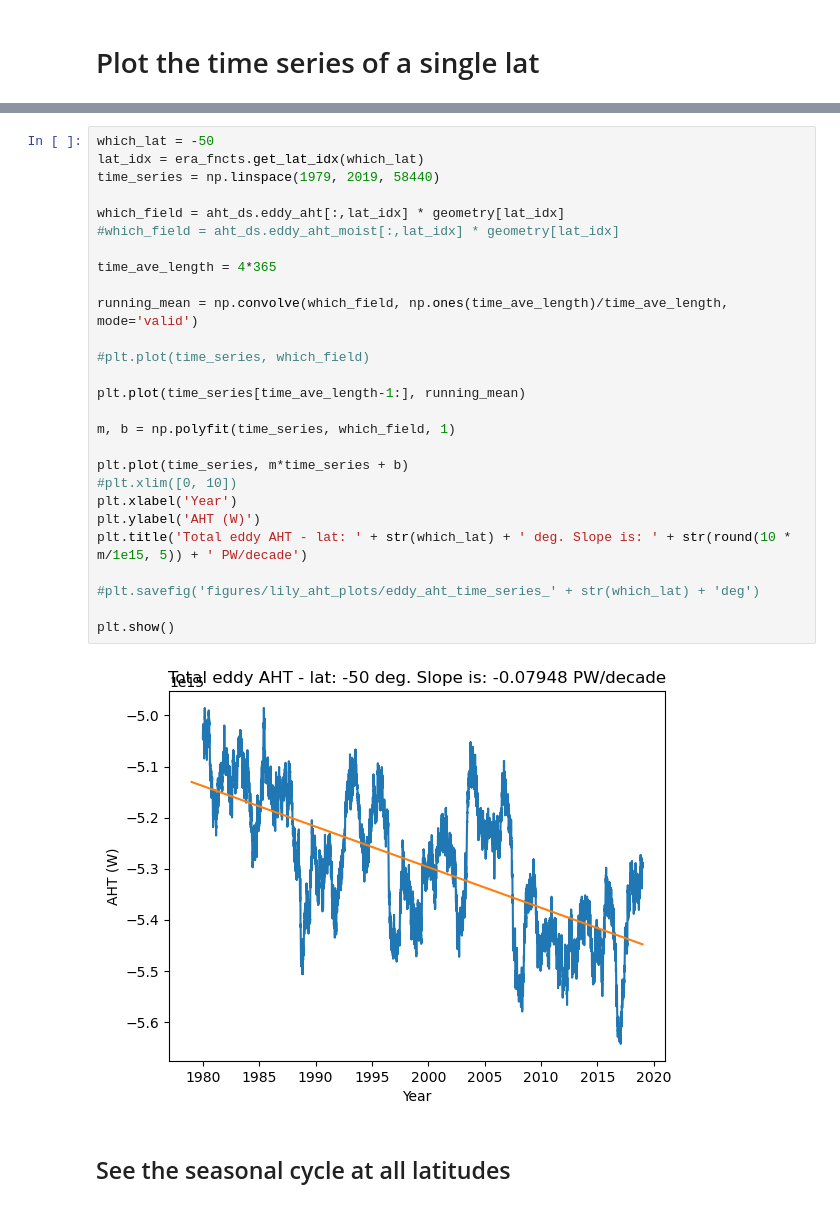
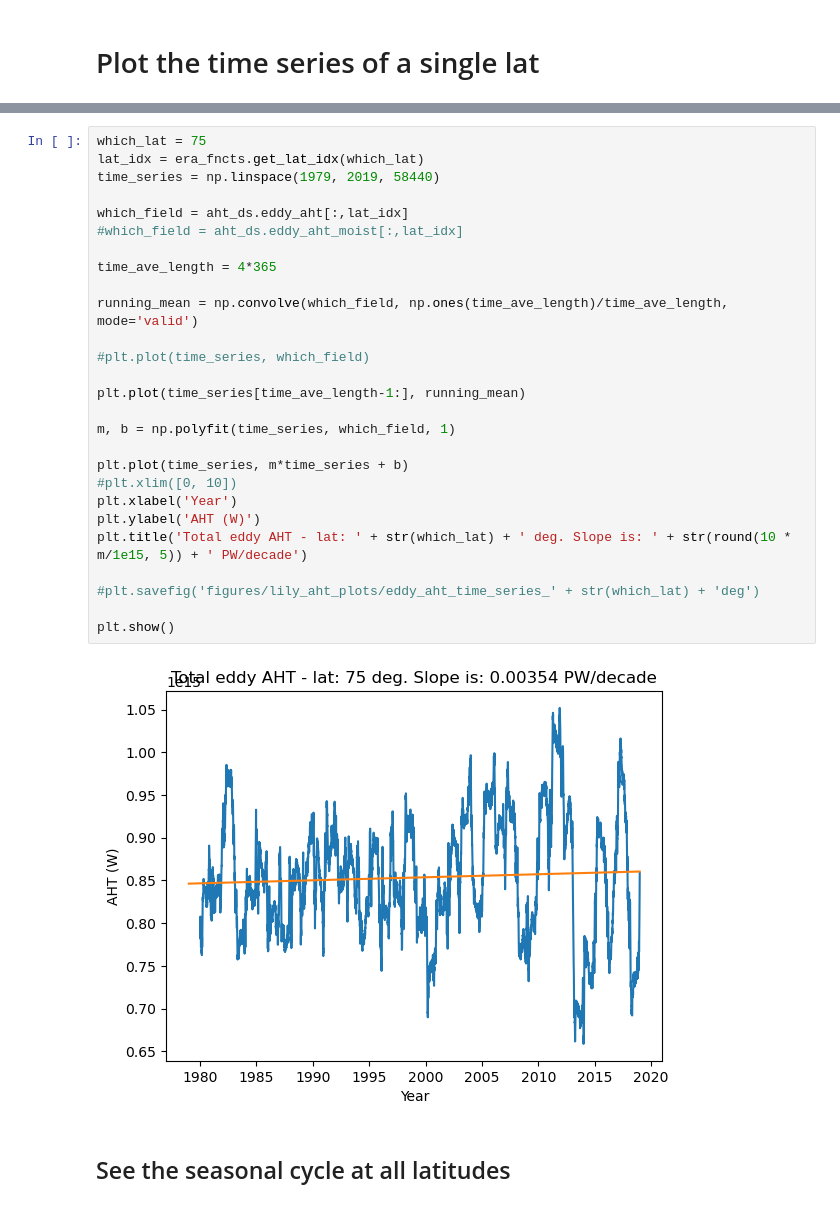
Before and after one commit to tylersc/ERA5_aht, a Jupyter notebook: AHT_work_w_Lily.ipynb, the cells around one changed output, grey strips where cells are left out. Drawn from its saved outputs; the diff is of its cells as text.

```diff
--- a/AHT_work_w_Lily.ipynb
+++ b/AHT_work_w_Lily.ipynb
@@ -86,34 +86,34 @@ Data variables: (12/18)
     eddy_aht_no_seasons_dry     (time, latitude) float64 ...
     mmc_aht_no_seasons_dry      (time, latitude) float64 ...
 # %%
-which_lat = -50
+which_lat = 75
 lat_idx = era_fncts.get_lat_idx(which_lat)
 time_series = np.linspace(1979, 2019, 58440)
 
-which_field = aht_ds.eddy_aht[:,lat_idx] * geometry[lat_idx]
-#which_field = aht_ds.eddy_aht_moist[:,lat_idx] * geometry[lat_idx]
+which_field = aht_ds.eddy_aht[:,lat_idx]
+#which_field = aht_ds.eddy_aht_moist[:,lat_idx]
 
 time_ave_length = 4*365
 
 running_mean = np.convolve(which_field, np.ones(time_ave_length)/time_ave_length, mode='valid')
 
 #plt.plot(time_series, which_field)
 
 plt.plot(time_series[time_ave_length-1:], running_mean)
 
 m, b = np.polyfit(time_series, which_field, 1)
 
 plt.plot(time_series, m*time_series + b)
 #plt.xlim([0, 10])
 plt.xlabel('Year')
 plt.ylabel('AHT (W)')
 plt.title('Total eddy AHT - lat: ' + str(which_lat) + ' deg. Slope is: ' + str(round(10 * m/1e15, 5)) + ' PW/decade')
 
 #plt.savefig('figures/lily_aht_plots/eddy_aht_time_series_' + str(which_lat) + 'deg')
 
 plt.show()
 # %% [output]
-[figure, old version]
+[figure, new version]
 # %% [markdown]
 ## See the seasonal cycle at all latitudes
 # %%
```
Also changed, not shown: parts of 10 cells of this notebook.
